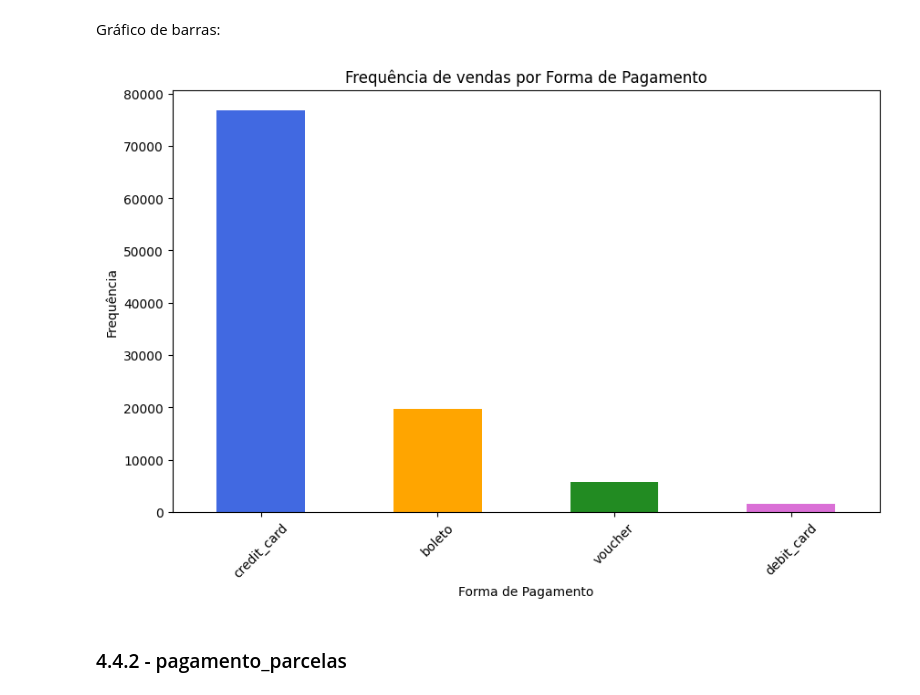
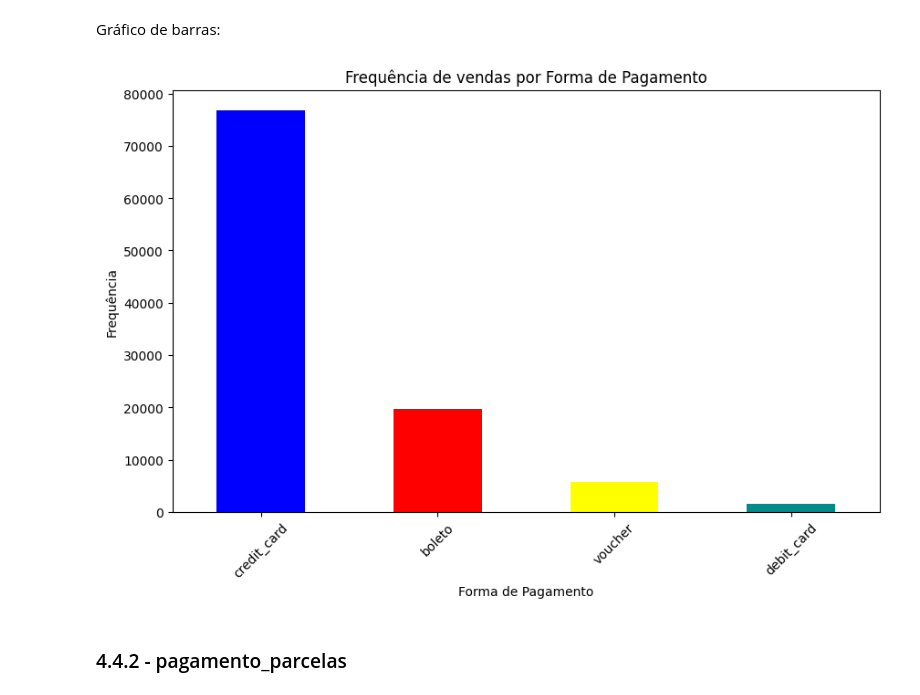
Before and after one commit to DouglasMiyagui/E-Commerce-KDD, a Jupyter notebook: notebooks/2-AnáliseDescritiva.ipynb, the cells around one changed output. Saved outputs shown, nothing was run; the diff lists cells and outputs as text; code cells hidden in the pictures.

```diff
--- a/notebooks/2-AnáliseDescritiva.ipynb
+++ b/notebooks/2-AnáliseDescritiva.ipynb
@@ -1542,17 +1562,17 @@ resultado
 # %% [markdown]
 Gráfico de barras:
 # %%
-cores = ['royalblue', 'orange', 'forestgreen', 'orchid', 'purple', 'brown', 'slateblue', 'gray', 'olive', 'navy', 'teal', 'tomato']
+cores = ['blue', 'red', 'yellow',  'darkcyan']
 
 plt.figure(figsize=(10, 6))
 freq_absoluta.plot(kind='bar', color=cores)
 plt.title('Frequência de vendas por Forma de Pagamento')
 plt.xlabel('Forma de Pagamento')
 plt.ylabel('Frequência')
 plt.xticks(rotation=45)
 plt.show()
 # %% [output]
-[figure, old version]
+[figure, new version]
 # %% [markdown]
 ### 4.4.2 - pagamento_parcelas
 # %% [markdown]
```
Also changed, not shown: parts of 42 cells of this notebook, 2 other files.
